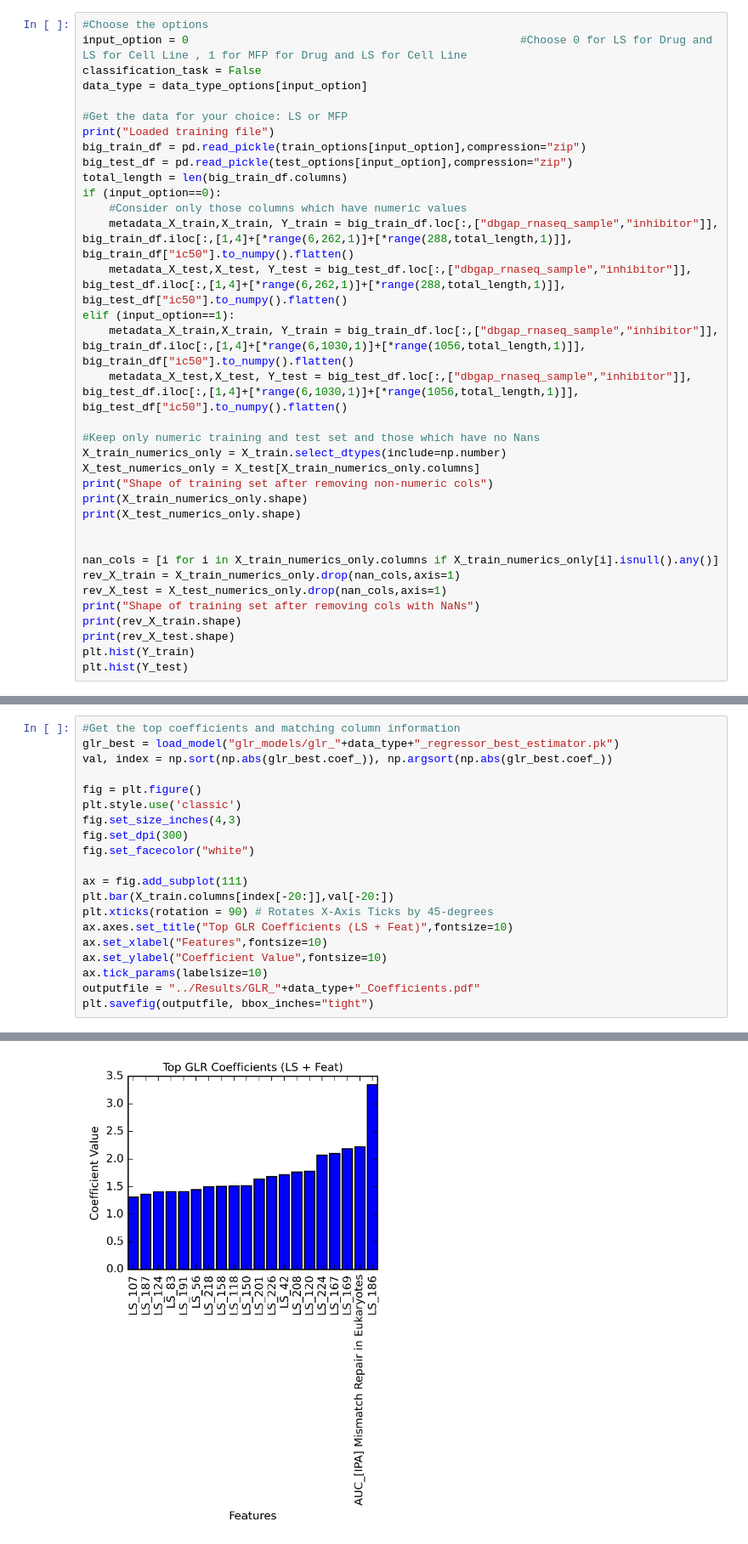
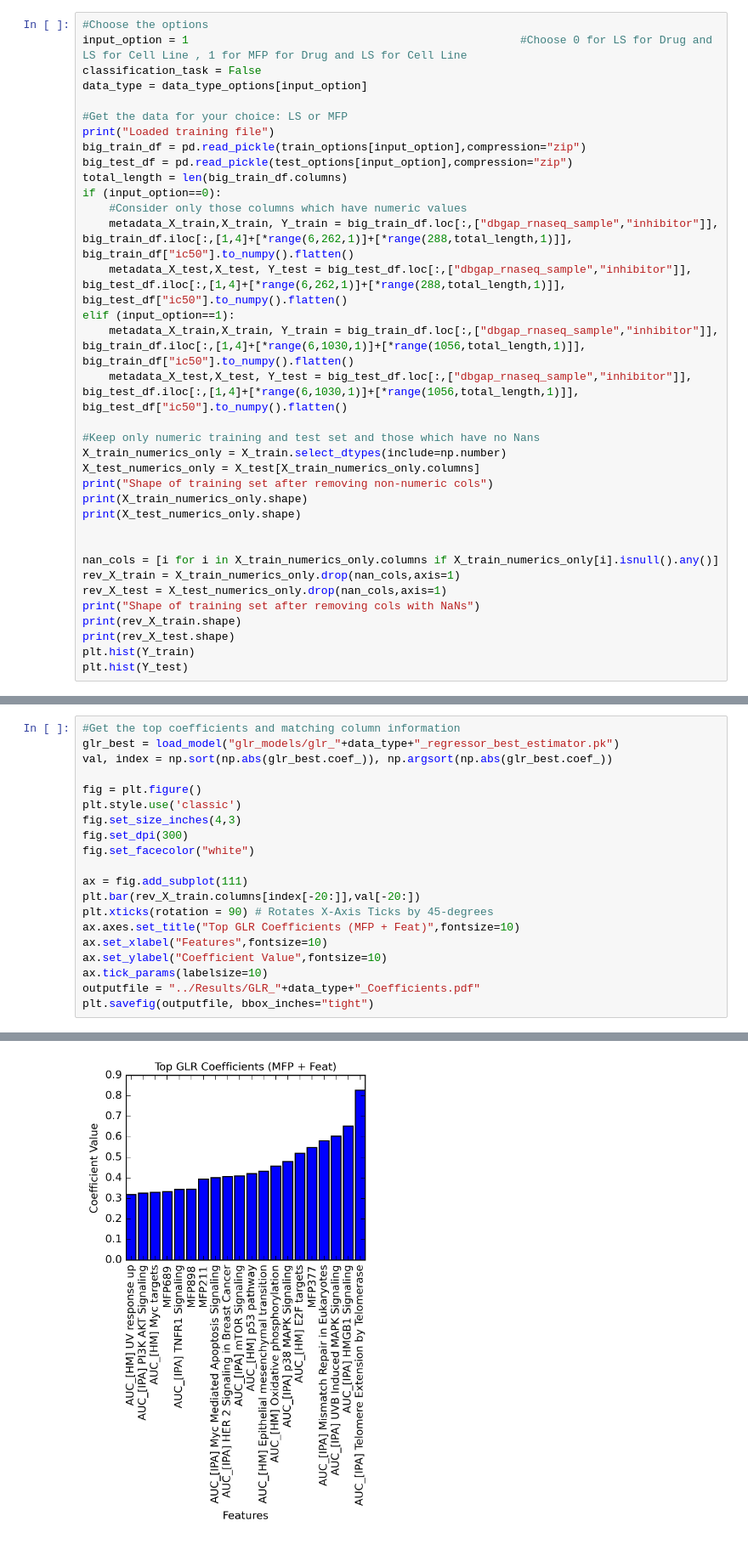
Before and after one commit to raghvendra5688/PT-AML, a Jupyter notebook: scripts/glr.ipynb, the cells around one changed output, grey strips where cells are left out. Shown: that part at 85% size. Cells and saved outputs as stored; diff of their text form.

```diff
--- a/scripts/glr.ipynb
+++ b/scripts/glr.ipynb
@@ -37,7 +37,7 @@ test_options = ["../Data/Test_Set_with_Drug_Embedding_Cell_Info.pkl",
 data_type_options = ["LS_Feat","MFP_Feat"]
 # %%
 #Choose the options
-input_option = 0                                                  #Choose 0 for LS for Drug and LS for Cell Line , 1 for MFP for Drug and LS for Cell Line
+input_option = 1                                                  #Choose 0 for LS for Drug and LS for Cell Line , 1 for MFP for Drug and LS for Cell Line
 classification_task = False
 data_type = data_type_options[input_option]
 
@@ -181,9 +163,9 @@ fig.set_dpi(300)
 fig.set_facecolor("white")
 
 ax = fig.add_subplot(111)
-plt.bar(X_train.columns[index[-20:]],val[-20:])
+plt.bar(rev_X_train.columns[index[-20:]],val[-20:])
 plt.xticks(rotation = 90) # Rotates X-Axis Ticks by 45-degrees
-ax.axes.set_title("Top GLR Coefficients (LS + Feat)",fontsize=10)
+ax.axes.set_title("Top GLR Coefficients (MFP + Feat)",fontsize=10)
 ax.set_xlabel("Features",fontsize=10)
 ax.set_ylabel("Coefficient Value",fontsize=10)
 ax.tick_params(labelsize=10)
@@ -194 +176 @@ Load model to file: ../Models/glr_models/glr_LS_Feat_regressor_best_estimator.pk
-[figure, old version]
+[figure, new version]
```
Also changed, not shown: parts of 4 cells of this notebook, 11 other files.
